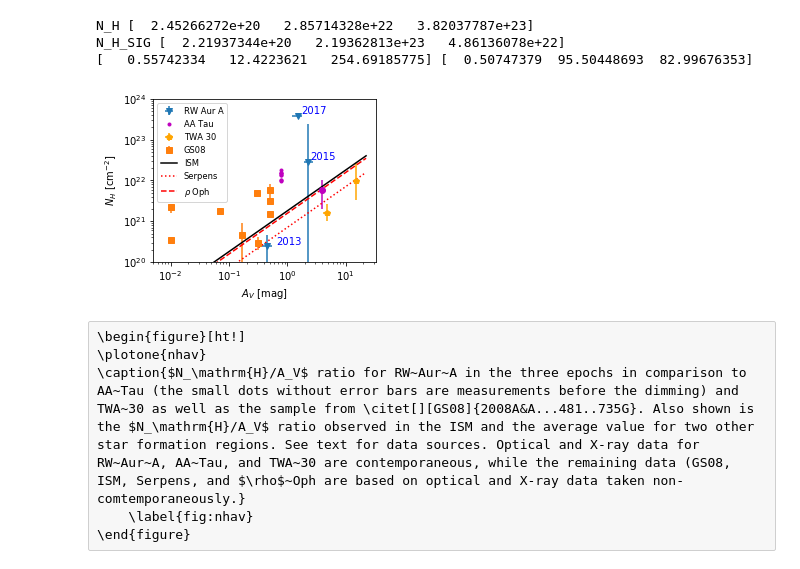
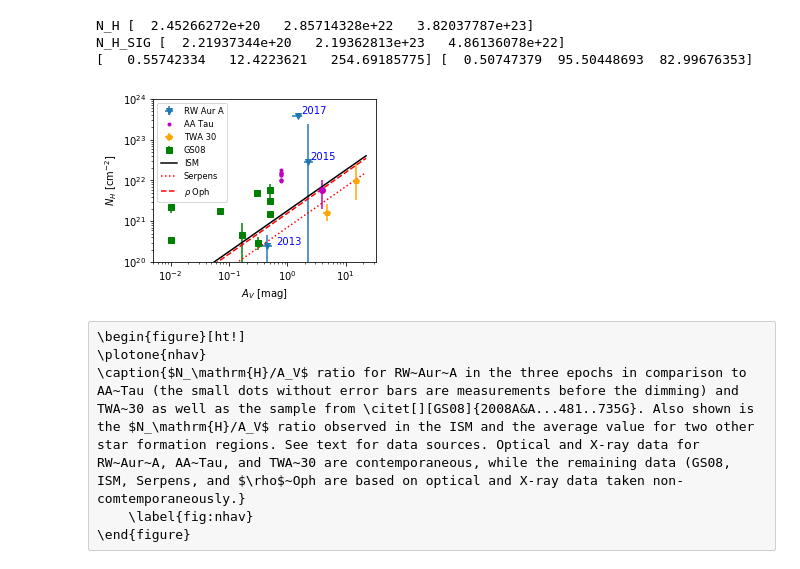
Before and after one commit to hamogu/RWAur, a Jupyter notebook: article.ipynb, the cells around one changed output. Cells and saved outputs as stored; diff of their text form; code cells hidden in the pictures.

```diff
--- a/article.ipynb
+++ b/article.ipynb
@@ -1088,36 +1116,36 @@ gs08 = Table.read(figout + '../TW_Hya_uv_lineform/plots/nh_av.dat',
                   comment=';', names=['nh','nh_err_d','nh_err_u','AV','name'])
 gs08.remove_row(-1)
 ax.errorbar(gs08['AV'], gs08['nh'] * 1e21,
-            yerr=[-gs08['nh_err_d'] * 1e21, gs08['nh_err_u'] * 1e21], fmt='s', label='GS08')
+            yerr=[-gs08['nh_err_d'] * 1e21, gs08['nh_err_u'] * 1e21], color='g', fmt='s', label='GS08')
 # AA Tau - Grosso et al 2007
 ax.plot([0.78] * 9, np.array([0.95, 1.54, 1.80, 1.36, 1.33, 1.04, 1.54, 1.02, 1.53]) * 1e22,
 '.m', label='AA Tau')
 ax.errorbar(np.array([4]), np.array([0.6e22]), yerr=np.array([0.4e22]),
             xerr=np.array([[0.5, 1]]), color='m', fmt='o', label='_AA Tau extra abs')
 # TWA 30 - Principe et al 2016
 ax.errorbar([14.9, 4.7], [9.5e21, 1.6e21],
             yerr=np.array([[0.61e22, 1.75e22],[0.06e22, 0.1e22]]).T,
             xerr=np.array([[1.3, 0.6],[0.6, 0.6]]),
             color='orange', fmt='p', label='TWA 30')
 x = np.arange(*ax.get_xlim(),step = .01)
 ax.plot(x, x * 1.8e21, 'k', label='ISM')
 #ax.plot(x, x*0.89 * 0.112 * 1e22, 'k--', label='NGC1333')
 ax.plot(x, x*0.63 * 1e22 *0.112, 'r:', label='Serpens')
 ax.plot(x, x*1.4 * 0.112 * 1e22, 'r--', label=r'$\rho$ Oph')
 ax.set_xlabel('$A_V$ [mag]')
 ax.set_ylabel('$N_H$ [cm$^{-2}$]')
 ax.set_ylim([1e20, 1e24])
 ax.set_xlim([.005, None])  # cuts of some low A_V sources fomr GS08
 # Manually reorder the legend
 legend_order=[4, 0, 6, 5, 1, 2, 3]
 handles,labels = ax.get_legend_handles_labels()
 
 handles = [handles[i] for i in legend_order]
 labels = [labels[i] for i in legend_order]
 ax.legend(handles, labels, loc='upper left', numpoints=1, ncol=1, fontsize='small')
 fig.savefig(os.path.join(figout, 'nhav.pdf'), bbox_inches='tight')
 # %% [output]
-[figure, old version]
+[figure, new version]
 # %% [raw]
 \begin{figure}[ht!]
 \plotone{nhav}
```
Also changed, not shown: parts of 40 cells of this notebook, 1 other file.
